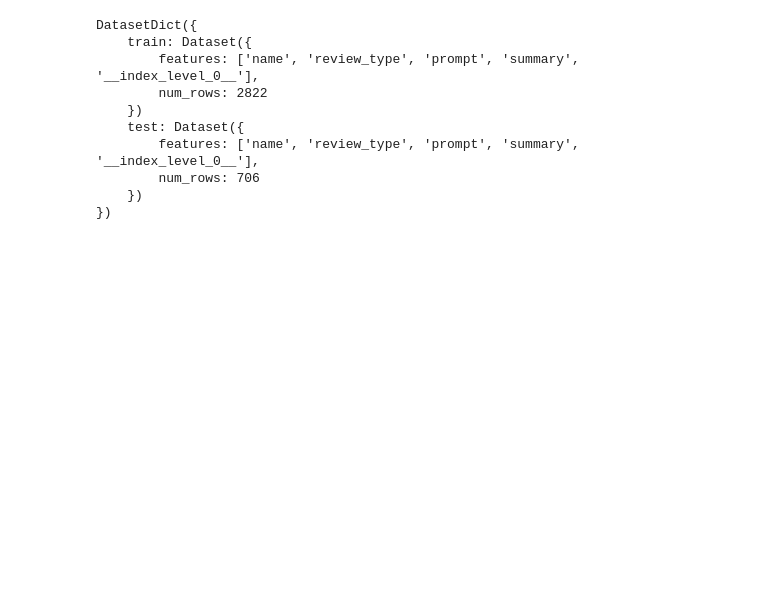
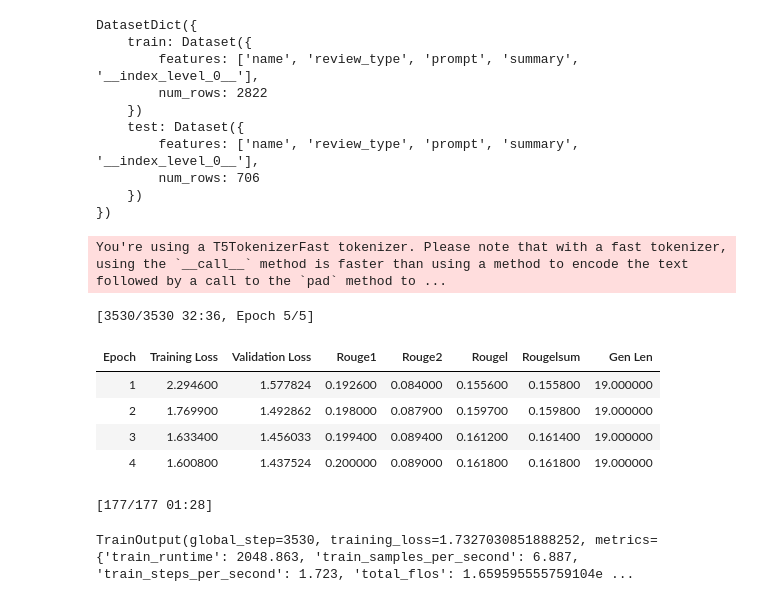
Before and after one commit to kayhanliao/DimSummary, a Jupyter notebook: modeling/yelpgpt_v1.ipynb, the cells around one changed output. Drawn from its saved outputs; the diff is of its cells as text; code cells hidden in the pictures; blank space fills up the shorter version.

```diff
--- a/modeling/yelpgpt_v1.ipynb
+++ b/modeling/yelpgpt_v1.ipynb
@@ -63,5 +91,5 @@ Review 5: "This place is a hidden gem. The food is outstanding and the atmospher
 Prompt:
 "Summarize the top 5 reviews for The Blue Door in San Francisco, CA. The restaurant serves American cuisine and is known for its outstanding food and top-notch service."
 # %%
-path = 'data_engineering/summarized_reviews_san_francisco.csv'
+path = '../data/summarized_reviews_san_francisco.csv'
 df = pd.read_csv(path)
@@ -70,5 +96,7 @@ FileNotFoundError: [Errno 2] No such file or directory: 'data_engineering/summar
 # %%
 seperator = '_______JOINED_THE_MESSAGE_ON THIS_STRING_______'
+# %%
+df['review'] = df['review'].apply(lambda x : x.split(seperator))
 # %%
 def determine_prompt_type(review_type):
     if review_type == 'top_rated':
@@ -97,9 +125,10 @@ def create_prompts(df):
 
         prompt = determine_prompt_type(row['review_type'])
         for i_, review in enumerate(row['review']):
+
             if i_ > 5:
                 break
-            prompt += f'{i+1}. {review} \n'
+            prompt += f'{i_+1}. {review} \n'
         df.loc[i,'prompt'] = prompt
 
     return df
@@ -135,6 +175,9 @@ from transformers import DataCollatorForSeq2Seq
 from transformers import AutoModelForSeq2SeqLM, Seq2SeqTrainingArguments, Seq2SeqTrainer
 import numpy as np
 # %%
-checkpoint = 'facebook/bart-base'
+# checkpoint = 'facebook/bart-large'
+from transformers import T5ForConditionalGeneration
+
+checkpoint = 't5-base'
 tokenizer = AutoTokenizer.from_pretrained(checkpoint)
-model = AutoModelForSeq2SeqLM.from_pretrained(checkpoint)
+model = T5ForConditionalGeneration.from_pretrained(checkpoint)
@@ -181,27 +230,37 @@ DatasetDict({
 })
 # %%
 training_args = Seq2SeqTrainingArguments(
-    output_dir="BART_v2",
+    output_dir="T5-base",
     evaluation_strategy="epoch",
-    learning_rate=2e-5,
-    per_device_train_batch_size=16,
-    per_device_eval_batch_size=16,
+    learning_rate=1e-5,
+    per_device_train_batch_size=4,
+    per_device_eval_batch_size=4,
     weight_decay=0.01,
     save_total_limit=3,
-    num_train_epochs=4,
+    num_train_epochs=5,
     predict_with_generate=True
 )
 
 trainer = Seq2SeqTrainer(
     model=model,
     args=training_args,
     train_dataset=tokenized_dataset["train"],
     eval_dataset=tokenized_dataset["test"],
     tokenizer=tokenizer,
     data_collator=data_collator,
     compute_metrics=compute_metrics,
 )
 
 trainer.train()
+# %% [output]
+You're using a T5TokenizerFast tokenizer. Please note that with a fast tokenizer, using the `__call__` method is faster than using a method to encode the text followed by a call to the `pad` method to ...
+[3530/3530 32:36, Epoch 5/5]
+| Epoch | Training Loss | Validation Loss | Rouge1 | Rouge2 | Rougel | Rougelsum | Gen Len |
+| 1 | 2.294600 | 1.577824 | 0.192600 | 0.084000 | 0.155600 | 0.155800 | 19.000000 |
+| 2 | 1.769900 | 1.492862 | 0.198000 | 0.087900 | 0.159700 | 0.159800 | 19.000000 |
+| 3 | 1.633400 | 1.456033 | 0.199400 | 0.089400 | 0.161200 | 0.161400 | 19.000000 |
+| 4 | 1.600800 | 1.437524 | 0.200000 | 0.089000 | 0.161800 | 0.161800 | 19.000000 |
+[177/177 01:28]
+TrainOutput(global_step=3530, training_loss=1.7327030851888252, metrics={'train_runtime': 2048.863, 'train_samples_per_second': 6.887, 'train_steps_per_second': 1.723, 'total_flos': 1.659595555759104e ...
 # %%
 tuned_model = trainer.model
```
Also changed, not shown: parts of 14 cells of this notebook.
